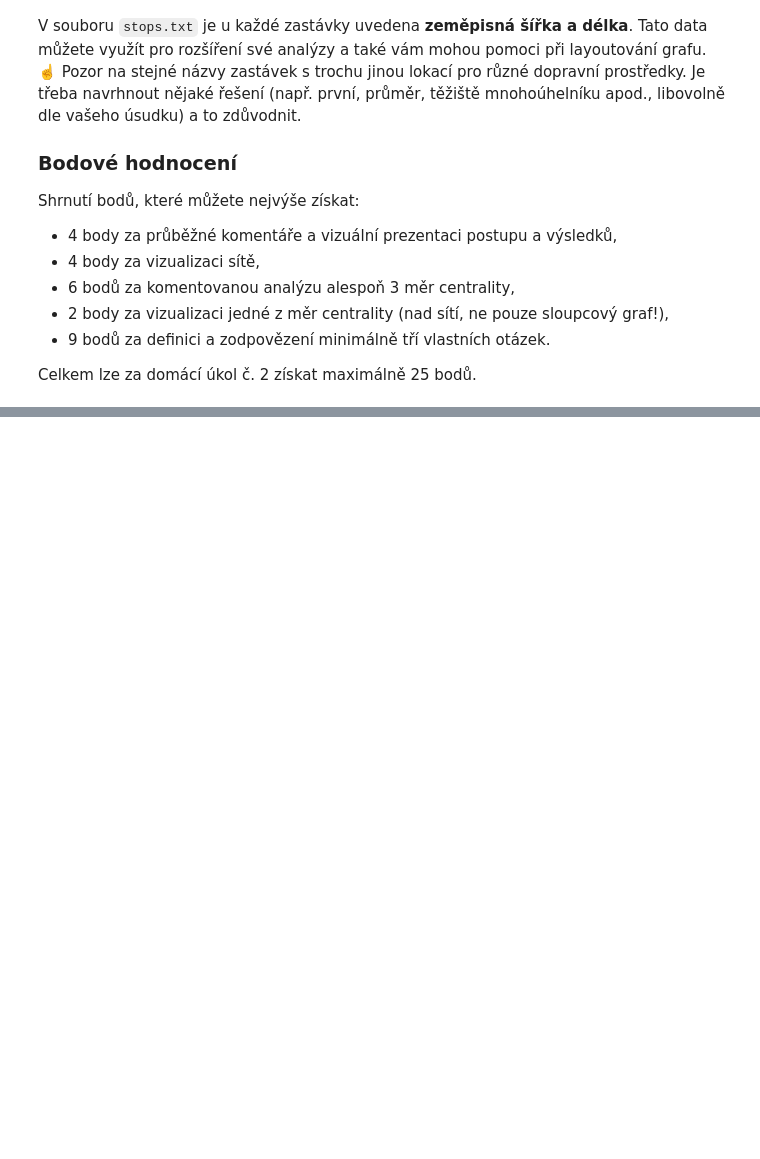
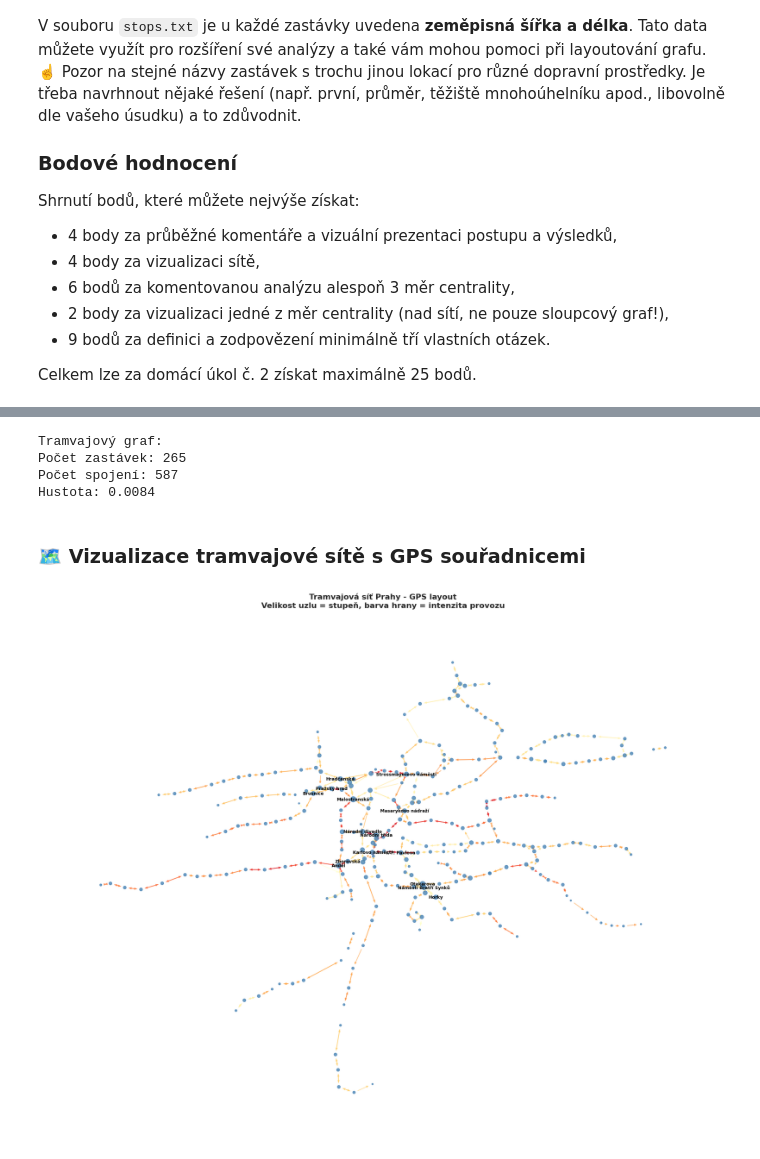
Before and after one commit to stasbebra2006/BI-VIZ, a Jupyter notebook: hms/hm02/assignment02.ipynb, the cells around one changed output, grey strips where cells are left out. Cells and saved outputs as stored; diff of their text form; code cells hidden in the pictures; blank space fills up the shorter version.

```diff
--- a/hms/hm02/assignment02.ipynb
+++ b/hms/hm02/assignment02.ipynb
@@ -75,0 +85,9 @@ d.head()
+# %%
+# Načtení hlavního datasetu
+d = pd.read_csv("d.csv")
+
+# Načtení GPS souřadnic zastávek
+stops = pd.read_csv("stops.txt")
+
+print(f"Dataset d.csv má {len(d)} záznamů")
+print(f"Dataset stops.txt má {len(stops)} zastávek")
@@ -75,0 +389,70 @@ d.head()
+# %%
+# Vyfiltrujeme hrany tramvají
+tram_edges = [(u, v) for u, v, d in G.edges(data=True) if d.get('route_type') == 0]
+
+# Vytvoříme podgraf
+G_tram = G.edge_subgraph(tram_edges).copy()
+
+print(f"Tramvajový graf:")
+print(f"Počet zastávek: {G_tram.number_of_nodes()}")
+print(f"Počet spojení: {G_tram.number_of_edges()}")
+print(f"Hustota: {nx.density(G_tram):.4f}")
+# %% [output]
+Tramvajový graf:
+Počet zastávek: 265
+Počet spojení: 587
+Hustota: 0.0084
+# %% [markdown]
+### 🗺️ Vizualizace tramvajové sítě s GPS souřadnicemi
+# %%
+# Vytvoříme pozice založené na GPS souřadnicích
+pos_tram = {}
+for node in G_tram.nodes():
+    if 'pos' in G_tram.nodes[node]:
+        pos_tram[node] = G_tram.nodes[node]['pos']
+
+# Velikosti uzlů podle stupně
+node_sizes = [G_tram.degree(node) * 10 for node in G_tram.nodes()]
+
+# Barvy hran podle váhy
+edge_weights_tram = [G_tram[u][v]['weight'] for u, v in G_tram.edges()]
+edge_weights_normalized = np.array(edge_weights_tram) / max(edge_weights_tram)
+
+# Vizualizace
+fig, ax = plt.subplots(figsize=(20, 16))
+
+# Kreslení hran
+nx.draw_networkx_edges(G_tram, pos_tram,
+                       edge_color=edge_weights_normalized,
+                       edge_cmap=plt.cm.YlOrRd,
+                       width=1.5,
+                       alpha=0.6,
+                       arrows=True,
+                       arrowsize=8,
+                       edge_vmin=0,
+                       edge_vmax=1,
+                       ax=ax)
+
+# Kreslení uzlů
+nodes = nx.draw_networkx_nodes(G_tram, pos_tram,
+                               node_size=node_sizes,
+                               node_color='steelblue',
+                               alpha=0.8,
+                               ax=ax)
+
+# Popisky pro největší uzly
+top_nodes = sorted(G_tram.degree(), key=lambda x: x[1], reverse=True)[:15]
+labels = {node: node for node, _ in top_nodes}
+nx.draw_networkx_labels(G_tram, pos_tram, labels, font_size=9, font_weight='bold', ax=ax)
+
+plt.title('Tramvajová síť Prahy - GPS layout\nVelikost uzlu = stupeň, barva hrany = intenzita provozu',
+          fontsize=16, fontweight='bold', pad=20)
+plt.axis('off')
+plt.tight_layout()
+plt.show()
+
+print(f"\nTop 15 tramvajových zastávek (zobrazeno na grafu):")
+for i, (node, degree) in enumerate(top_nodes, 1):
+    print(f"{i}. {node}: {degree} spojení")
+# %% [output]
+[figure, added]
```
Also changed, not shown: parts of 56 cells of this notebook, 1 other file.
